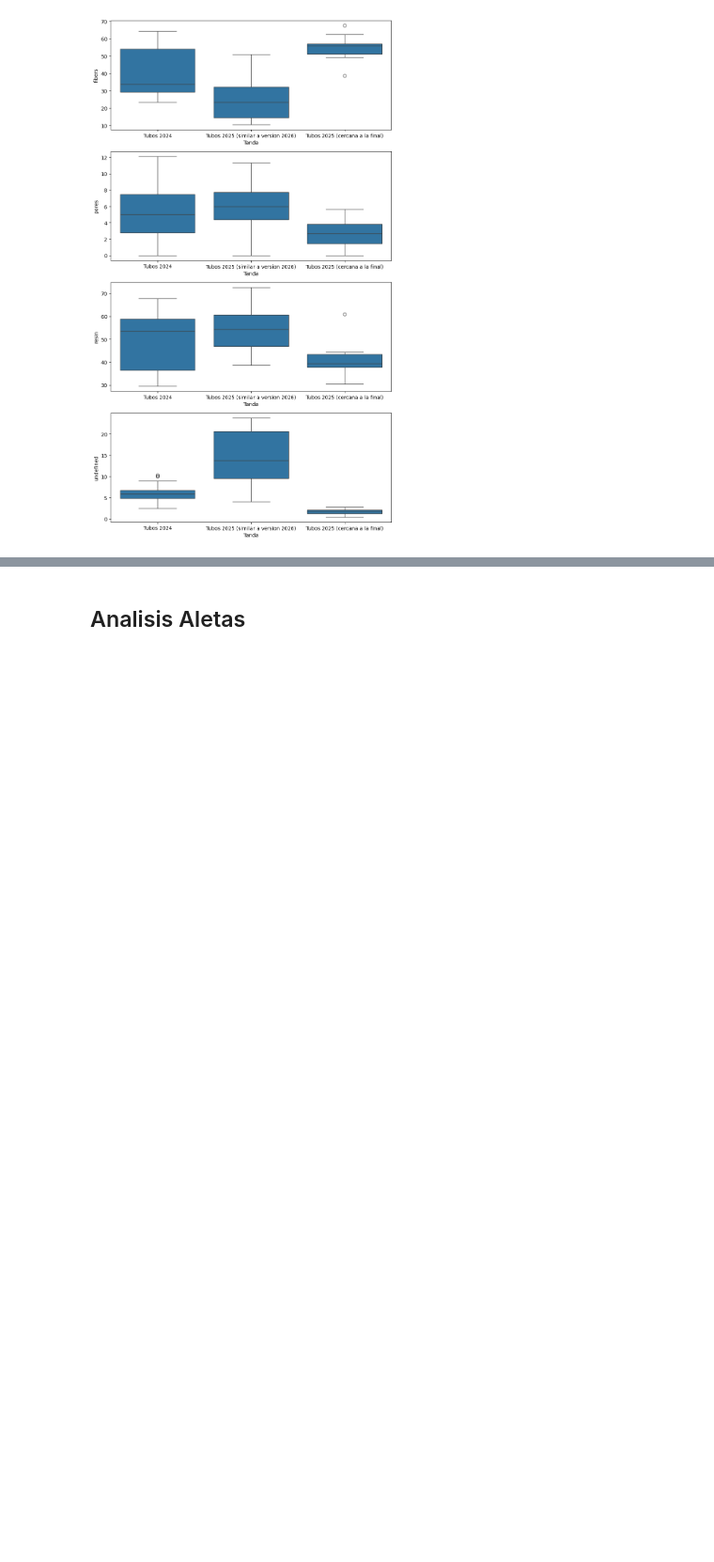
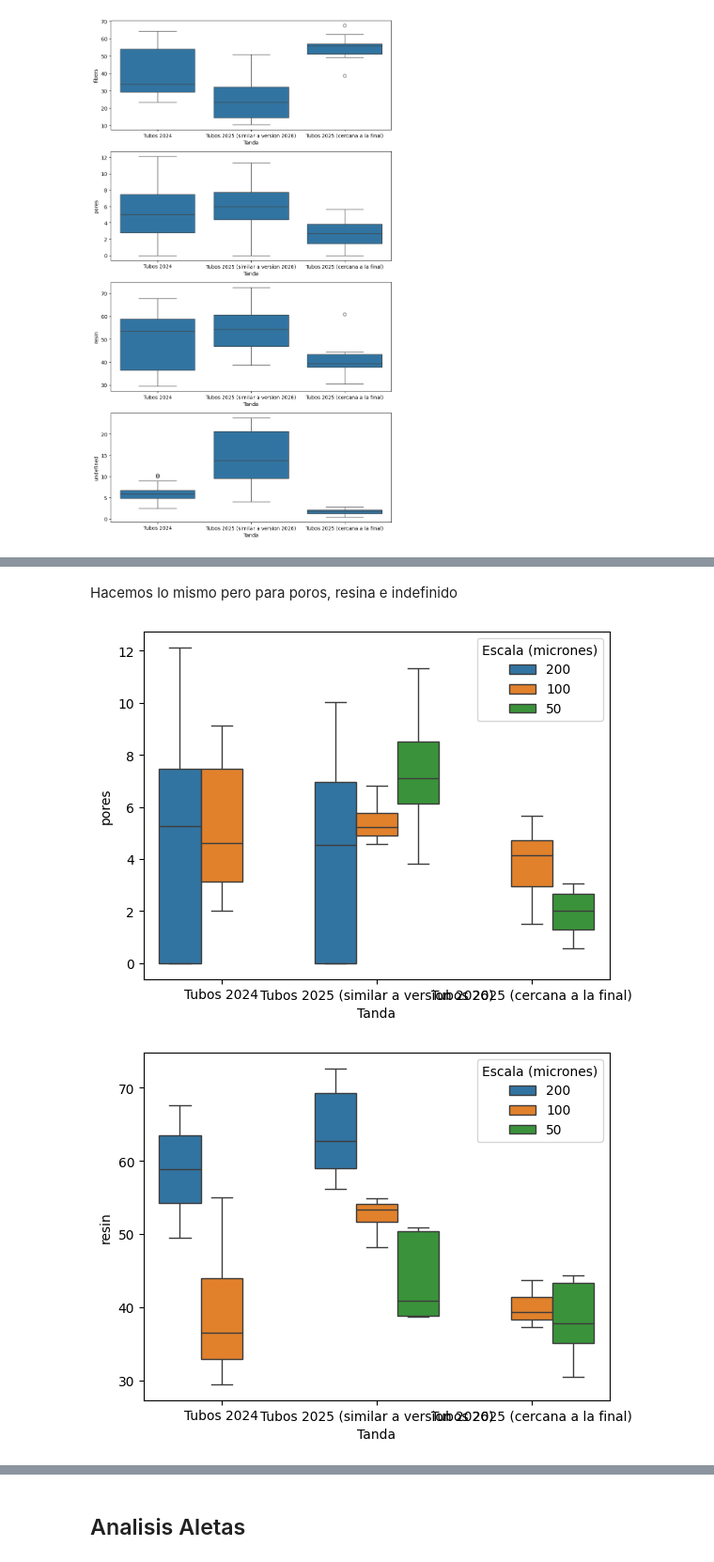
Before and after one commit to ichiP245/micrography-imgpro, a Jupyter notebook: ArchivosEntrega01/AnalisisEntrega01.ipynb, the cells around one changed output, grey strips where cells are left out. Shown at 94% size. Cells and saved outputs as stored; diff of their text form; code cells hidden in the pictures; blank space fills up the shorter version.

```diff
--- a/ArchivosEntrega01/AnalisisEntrega01.ipynb
+++ b/ArchivosEntrega01/AnalisisEntrega01.ipynb
@@ -143,0 +221,9 @@ plt.show()
+# %% [markdown]
+Hacemos lo mismo pero para poros, resina e indefinido
+# %%
+for comp in ['pores', 'resin', 'undefined']:
+  sns.boxplot(x='Tanda', y=comp, data=df[(df['Escala (micrones)']!='20') & ~((df['Escala (micrones)']=='50') & (df['Tanda']=='Tubos 2024'))], hue='Escala (micrones)')
+  plt.show()
+# %% [output]
+[figure, added]
+[figure, added]
```
Also changed, not shown: parts of 52 cells of this notebook.
